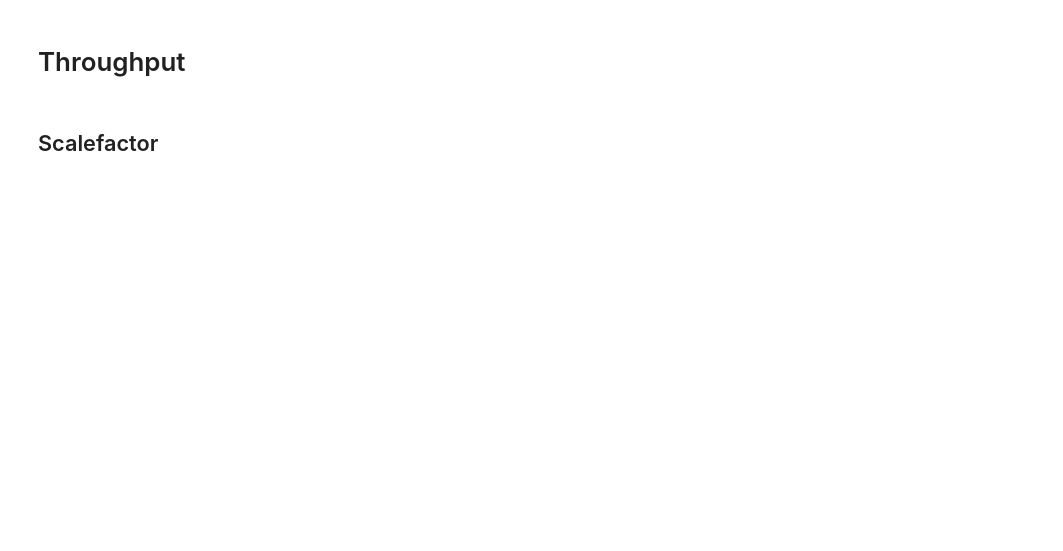
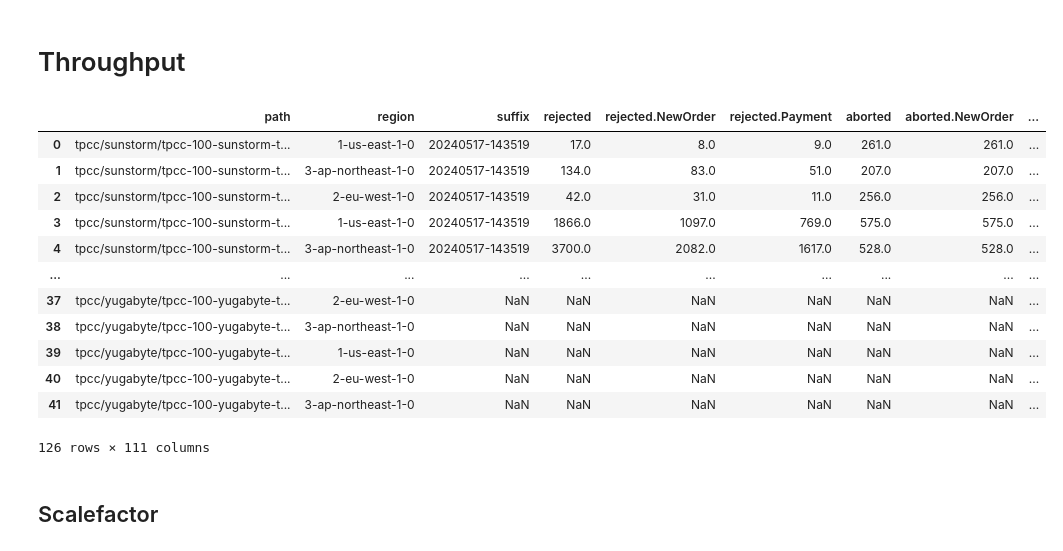
Before and after one commit to ctring/sunstorm-analysis, a Jupyter notebook: tpcc.ipynb, the cells around one changed output. Drawn from its saved outputs; the diff is of its cells as text; code cells hidden in the pictures; blank space fills up the shorter version.

```diff
--- a/tpcc.ipynb
+++ b/tpcc.ipynb
@@ -142,3 +129,24 @@ throughput_df
+# %%
+throughput_df = pd.concat([
+    sunstorm_throughput_df.assign(system="sunstorm", terminals_rank=sunstorm_throughput_df["terminals"].rank(method="dense")),
+    aurora_throughput_df.assign(system="aurora", terminals_rank=aurora_throughput_df["terminals"].rank(method="dense")),
+    yugabyte_throughput_df.assign(system="yugabyte", terminals_rank=yugabyte_throughput_df["terminals"].rank(method="dense")),
+])
+throughput_df
+# %% [output]
+|  | path | region | suffix | rejected | rejected.NewOrder | rejected.Payment | aborted | aborted.NewOrder | ... |
+| 0 | tpcc/sunstorm/tpcc-100-sunstorm-t... | 1-us-east-1-0 | 20240517-143519 | 17.0 | 8.0 | 9.0 | 261.0 | 261.0 | ... |
+| 1 | tpcc/sunstorm/tpcc-100-sunstorm-t... | 3-ap-northeast-1-0 | 20240517-143519 | 134.0 | 83.0 | 51.0 | 207.0 | 207.0 | ... |
+| 2 | tpcc/sunstorm/tpcc-100-sunstorm-t... | 2-eu-west-1-0 | 20240517-143519 | 42.0 | 31.0 | 11.0 | 256.0 | 256.0 | ... |
+| 3 | tpcc/sunstorm/tpcc-100-sunstorm-t... | 1-us-east-1-0 | 20240517-143519 | 1866.0 | 1097.0 | 769.0 | 575.0 | 575.0 | ... |
+| 4 | tpcc/sunstorm/tpcc-100-sunstorm-t... | 3-ap-northeast-1-0 | 20240517-143519 | 3700.0 | 2082.0 | 1617.0 | 528.0 | 528.0 | ... |
+| ... | ... | ... | ... | ... | ... | ... | ... | ... | ... |
+| 37 | tpcc/yugabyte/tpcc-100-yugabyte-t... | 2-eu-west-1-0 | NaN | NaN | NaN | NaN | NaN | NaN | ... |
+| 38 | tpcc/yugabyte/tpcc-100-yugabyte-t... | 3-ap-northeast-1-0 | NaN | NaN | NaN | NaN | NaN | NaN | ... |
+| 39 | tpcc/yugabyte/tpcc-100-yugabyte-t... | 1-us-east-1-0 | NaN | NaN | NaN | NaN | NaN | NaN | ... |
+| 40 | tpcc/yugabyte/tpcc-100-yugabyte-t... | 2-eu-west-1-0 | NaN | NaN | NaN | NaN | NaN | NaN | ... |
+| 41 | tpcc/yugabyte/tpcc-100-yugabyte-t... | 3-ap-northeast-1-0 | NaN | NaN | NaN | NaN | NaN | NaN | ... |
+126 rows × 111 columns
 # %% [markdown]
 ## Scalefactor
 # %%
```
Also changed, not shown: parts of 9 cells of this notebook, 24 other files.
